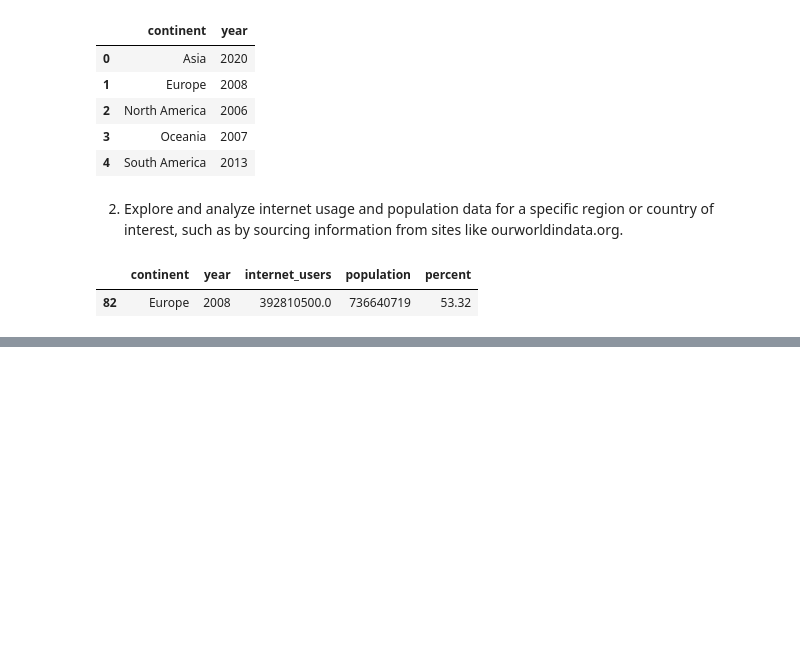
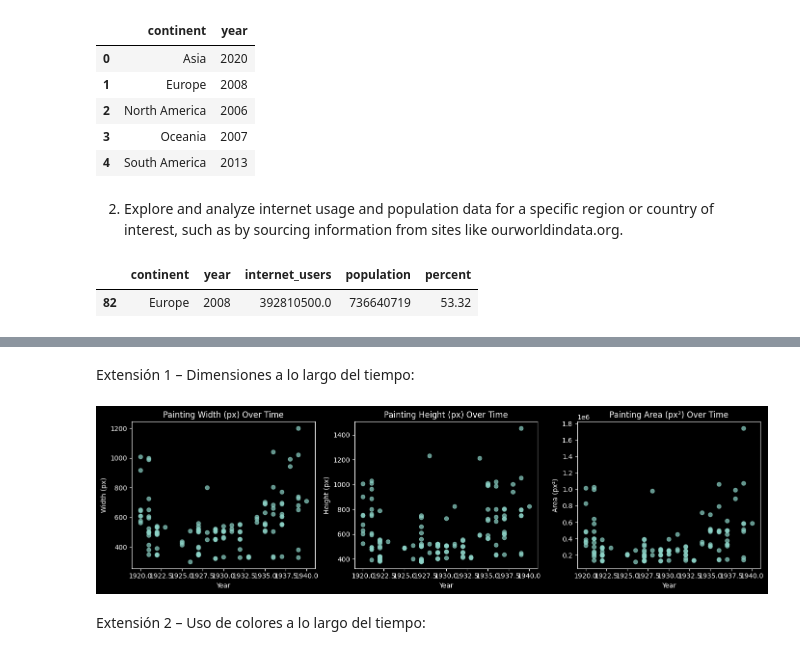
Before and after one commit to DannyGil0/mineria-de-datos-jupyter-notebook, a Jupyter notebook: Minereria_de_Datos.ipynb, the cells around one changed output, grey strips where cells are left out. Cells and saved outputs as stored; diff of their text form; code cells hidden in the pictures; blank space fills up the shorter version.

```diff
--- a/Minereria_de_Datos.ipynb
+++ b/Minereria_de_Datos.ipynb
@@ -1276,0 +1315,34 @@ data[data['percent'] >= 50].head(1)
+# %% [markdown]
+Extensión 1 – Dimensiones a lo largo del tiempo:
+# %%
+features = pd.read_csv('src/mondrian-art-project/mondrian-painting-features.csv')
+painting_info = pd.read_csv('src/mondrian-art-project/mondrian-painting-info.csv')
+
+# Compute width and height per painting
+dims = features.groupby('painting_id').apply(
+    lambda df: pd.Series({
+        'paint_width':  (df['x'] + df['width']).max(),
+        'paint_height': (df['y'] + df['height']).max()
+    })
+).reset_index()
+# %%
+dims['paint_area'] = dims['paint_width'] * dims['paint_height']
+painting_info = painting_info.merge(dims, on='painting_id', how='left')
+fig, axes = plt.subplots(1, 3, figsize=(14, 4))
+
+for ax, col, label in zip(
+    axes,
+    ['paint_width', 'paint_height', 'paint_area'],
+    ['Width (px)', 'Height (px)', 'Area (px²)']
+):
+    ax.scatter(painting_info['year'], painting_info[col], alpha=0.7)
+    ax.set_xlabel('Year')
+    ax.set_ylabel(label)
+    ax.set_title(f'Painting {label} Over Time')
+
+plt.tight_layout()
+plt.show()
+# %% [output]
+[figure, added]
+# %% [markdown]
+Extensión 2 – Uso de colores a lo largo del tiempo:
```
Also changed, not shown: parts of 5 cells of this notebook, 4 other files.
